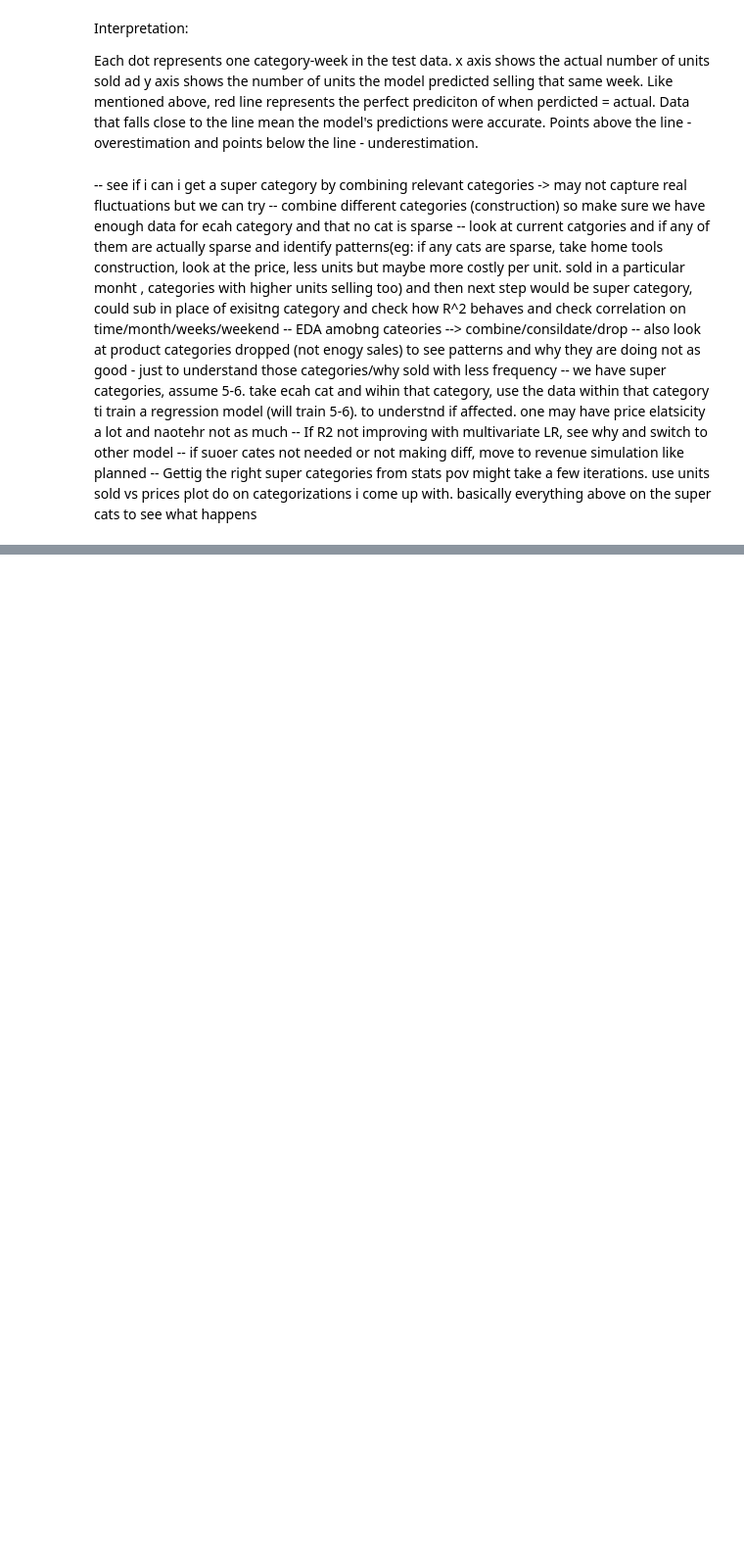
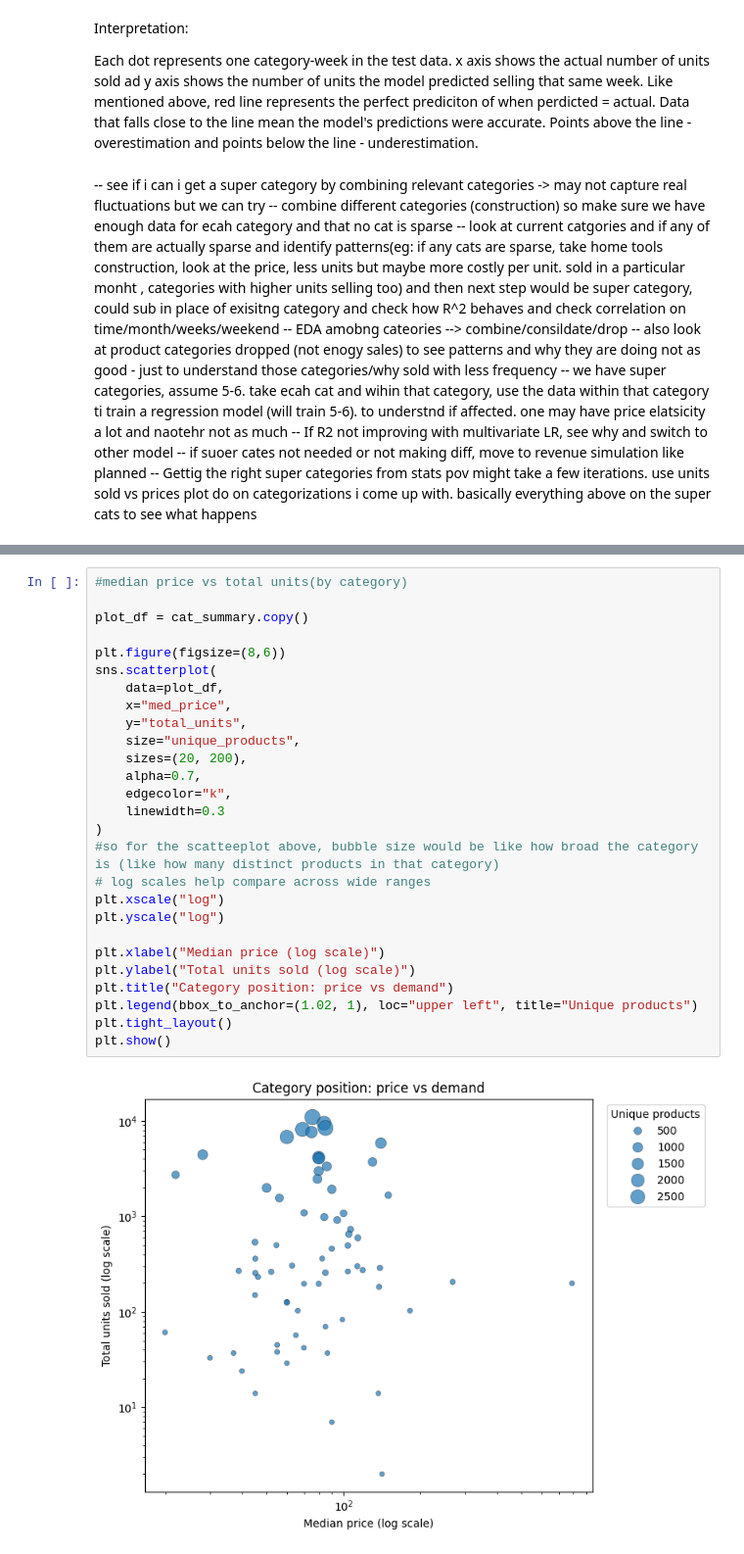
Before and after one commit to varshamanickam/dynamic-pricing-ml, a Jupyter notebook: notebooks/data_prep.ipynb, the cells around one changed output, grey strips where cells are left out. Shown at 98% size. Saved outputs shown, nothing was run; the diff lists cells and outputs as text; blank space fills up the shorter version.

```diff
--- a/notebooks/data_prep.ipynb
+++ b/notebooks/data_prep.ipynb
@@ -610,0 +723,29 @@ Data that falls close to the line mean the model's predictions were accurate. Po
+# %%
+#median price vs total units(by category)
+
+plot_df = cat_summary.copy()
+
+plt.figure(figsize=(8,6))
+sns.scatterplot(
+    data=plot_df,
+    x="med_price",
+    y="total_units",
+    size="unique_products",
+    sizes=(20, 200),
+    alpha=0.7,
+    edgecolor="k",
+    linewidth=0.3
+)
+#so for the scatteeplot above, bubble size would be like how broad the category is (like how many distinct products in that category)
+# log scales help compare across wide ranges
+plt.xscale("log")
+plt.yscale("log")
+
+plt.xlabel("Median price (log scale)")
+plt.ylabel("Total units sold (log scale)")
+plt.title("Category position: price vs demand")
+plt.legend(bbox_to_anchor=(1.02, 1), loc="upper left", title="Unique products")
+plt.tight_layout()
+plt.show()
+# %% [output]
+[figure, added]
```
Also changed, not shown: parts of 43 cells of this notebook, 3 other files.
